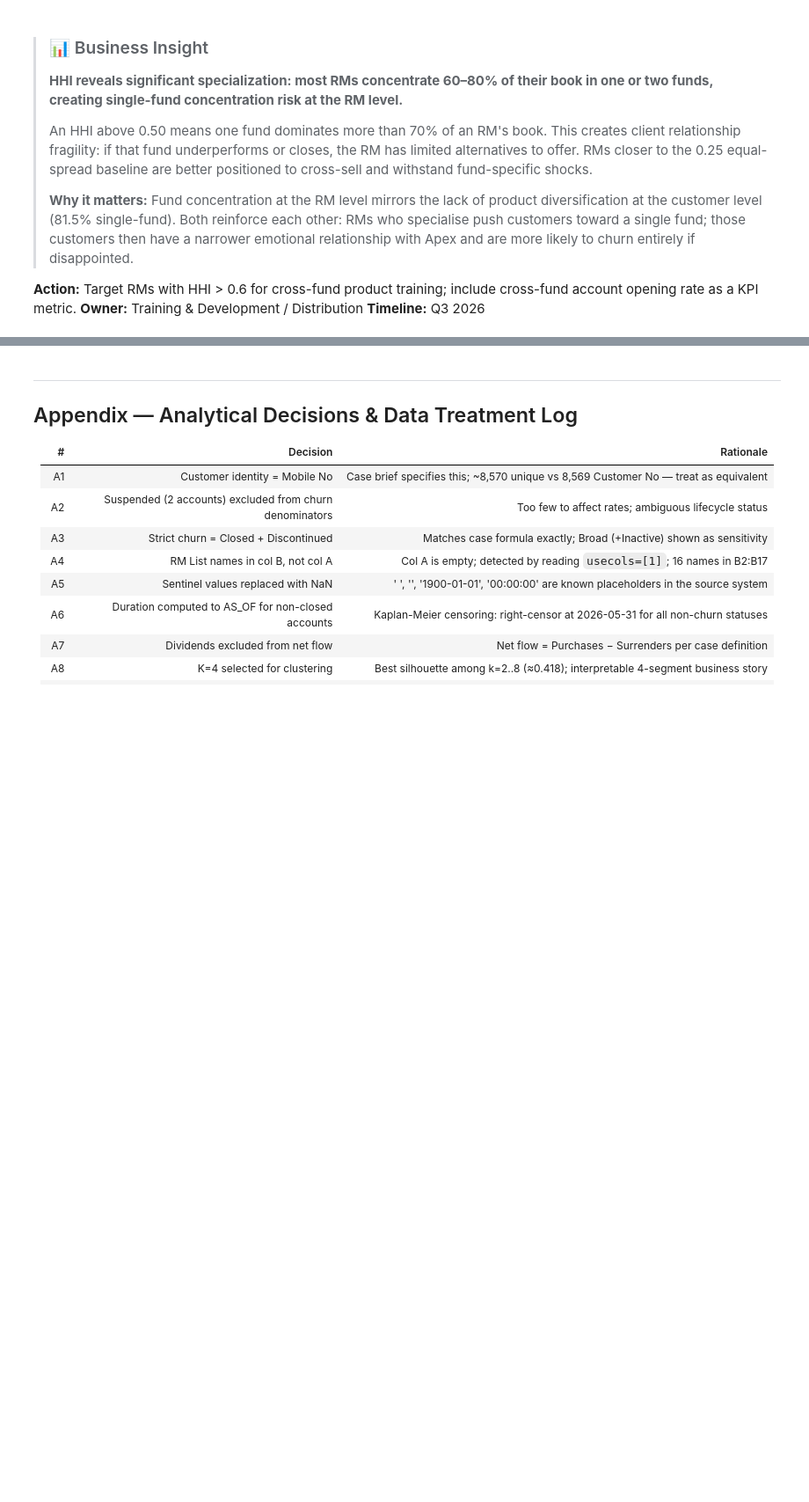
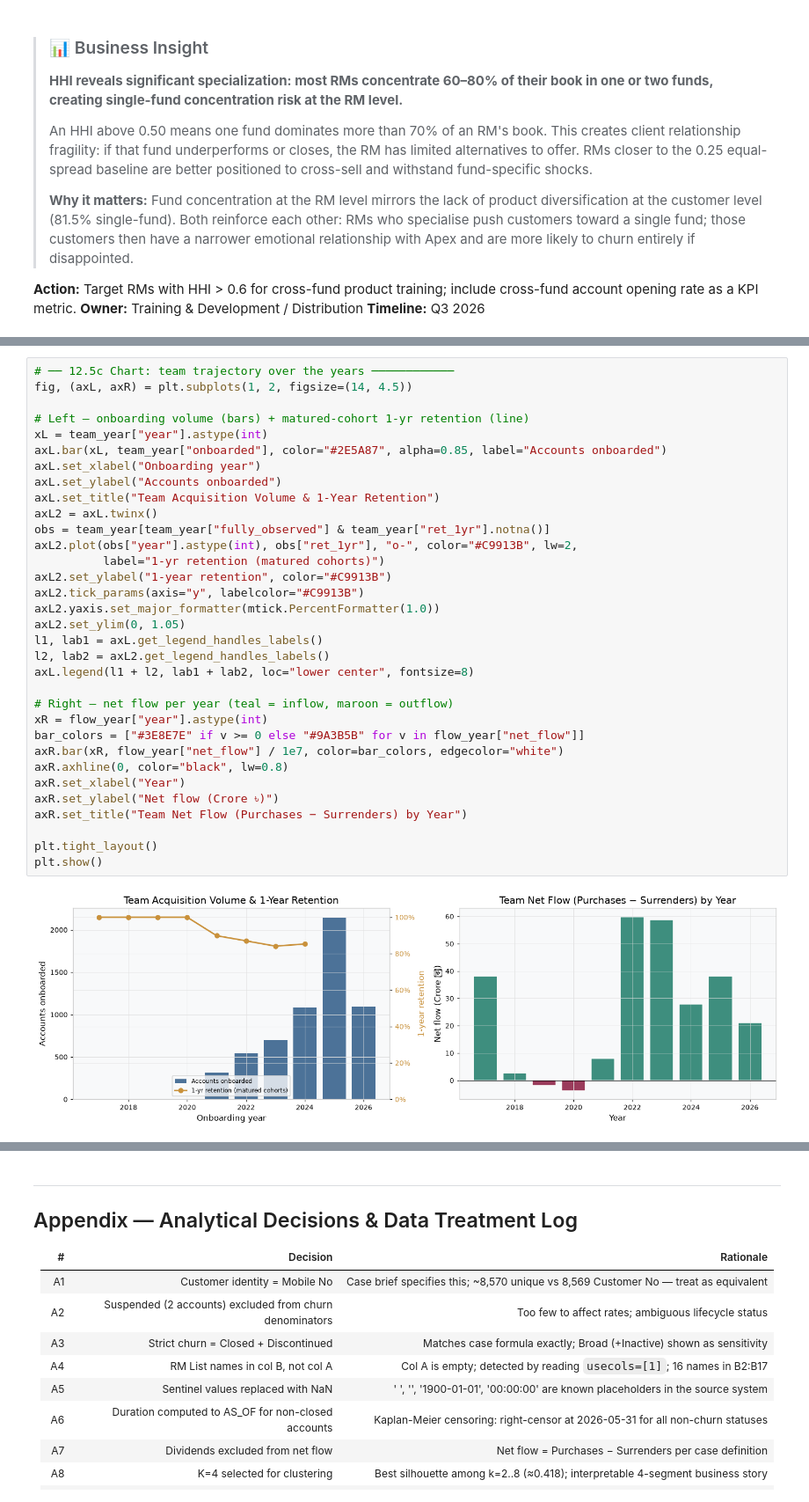
Before and after one commit to tasnimxpress/apex, a Jupyter notebook: deliverables/apex_analysis.ipynb, the cells around one changed output, grey strips where cells are left out. Shown at 88% size. Saved outputs shown, nothing was run; the diff lists cells and outputs as text; blank space fills up the shorter version.

```diff
--- a/deliverables/apex_analysis.ipynb
+++ b/deliverables/apex_analysis.ipynb
@@ -1664,0 +1827,35 @@ cross-fund account opening rate as a KPI metric.
+# %%
+# ── 12.5c Chart: team trajectory over the years ────────────
+fig, (axL, axR) = plt.subplots(1, 2, figsize=(14, 4.5))
+
+# Left — onboarding volume (bars) + matured-cohort 1-yr retention (line)
+xL = team_year["year"].astype(int)
+axL.bar(xL, team_year["onboarded"], color="#2E5A87", alpha=0.85, label="Accounts onboarded")
+axL.set_xlabel("Onboarding year")
+axL.set_ylabel("Accounts onboarded")
+axL.set_title("Team Acquisition Volume & 1-Year Retention")
+axL2 = axL.twinx()
+obs = team_year[team_year["fully_observed"] & team_year["ret_1yr"].notna()]
+axL2.plot(obs["year"].astype(int), obs["ret_1yr"], "o-", color="#C9913B", lw=2,
+          label="1-yr retention (matured cohorts)")
+axL2.set_ylabel("1-year retention", color="#C9913B")
+axL2.tick_params(axis="y", labelcolor="#C9913B")
+axL2.yaxis.set_major_formatter(mtick.PercentFormatter(1.0))
+axL2.set_ylim(0, 1.05)
+l1, lab1 = axL.get_legend_handles_labels()
+l2, lab2 = axL2.get_legend_handles_labels()
+axL.legend(l1 + l2, lab1 + lab2, loc="lower center", fontsize=8)
+
+# Right — net flow per year (teal = inflow, maroon = outflow)
+xR = flow_year["year"].astype(int)
+bar_colors = ["#3E8E7E" if v >= 0 else "#9A3B5B" for v in flow_year["net_flow"]]
+axR.bar(xR, flow_year["net_flow"] / 1e7, color=bar_colors, edgecolor="white")
+axR.axhline(0, color="black", lw=0.8)
+axR.set_xlabel("Year")
+axR.set_ylabel("Net flow (Crore ৳)")
+axR.set_title("Team Net Flow (Purchases − Surrenders) by Year")
+
+plt.tight_layout()
+plt.show()
+# %% [output]
+[figure, added]
```
Also changed, not shown: parts of 18 cells of this notebook, 6 other files.
